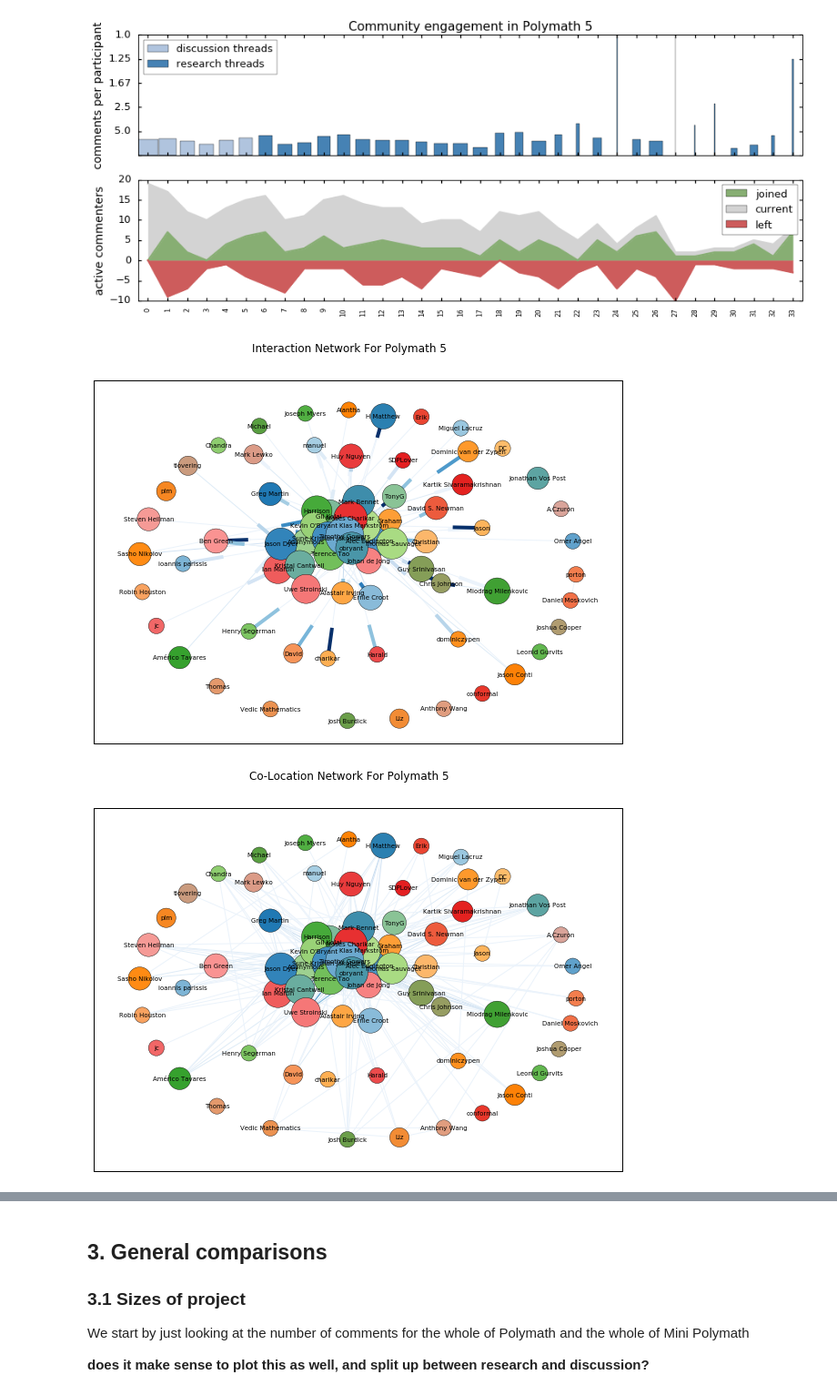
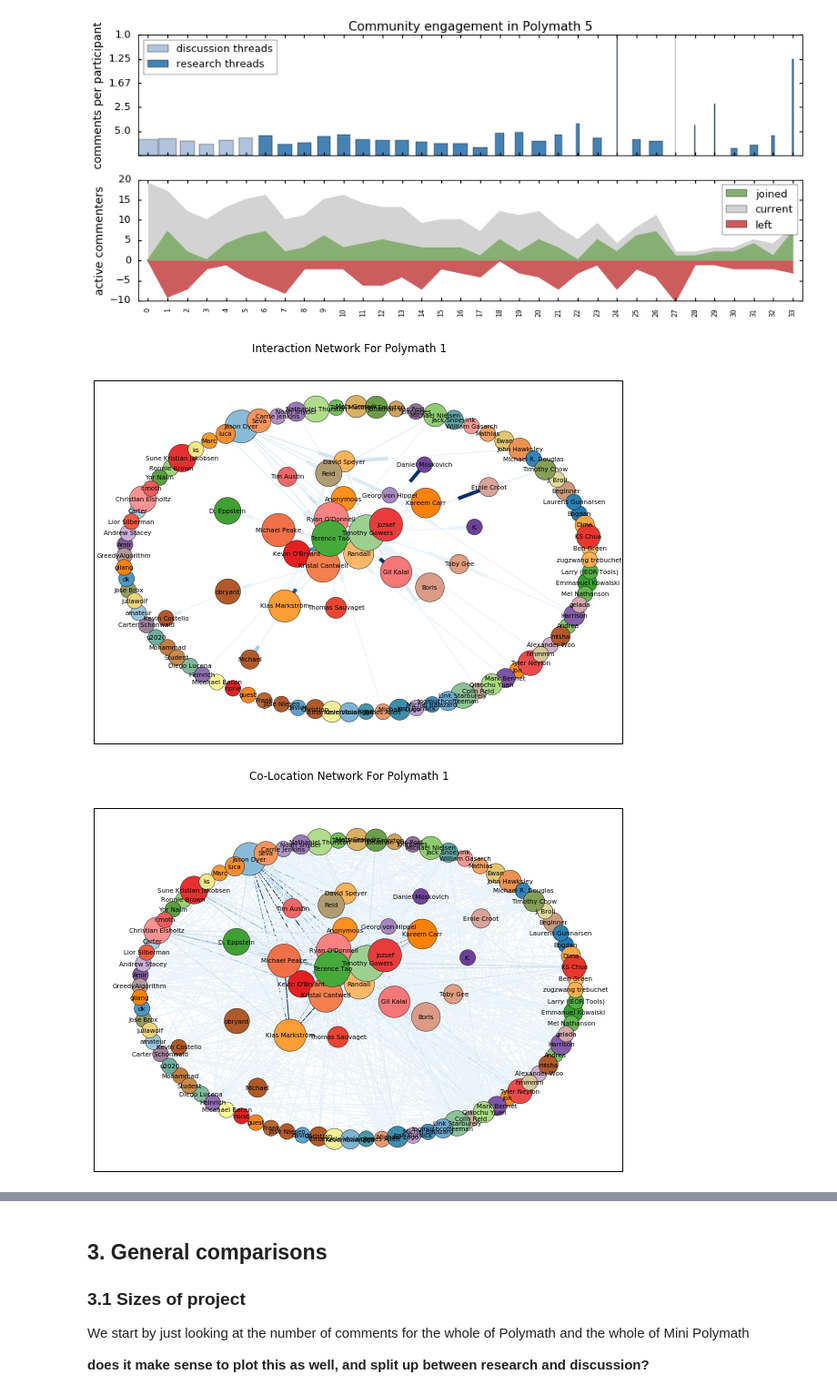
Before and after one commit to patrickallo/mathpracmod, a Jupyter notebook: Polymath Comparison.ipynb, the cells around one changed output, grey strips where cells are left out. Shown at 91% size. Saved outputs shown, nothing was run; the diff lists cells and outputs as text; code cells hidden in the pictures.

```diff
--- a/Polymath Comparison.ipynb
+++ b/Polymath Comparison.ipynb
@@ -505,8 +535,8 @@ plot_thread_evolution("Polymath 5", compress=140)
 # %% [output]
 [figure]
 # %%
-draw_network("Polymath 5", "interaction")
-draw_network("Polymath 5", "cluster")
+draw_network("Polymath 1", "interaction")
+draw_network("Polymath 1", "cluster")
 # %% [output]
-[figure, old version]
+[figure, new version]
-[figure, old version]
+[figure, new version]
```
Also changed, not shown: parts of 22 cells of this notebook, 2 other files.
